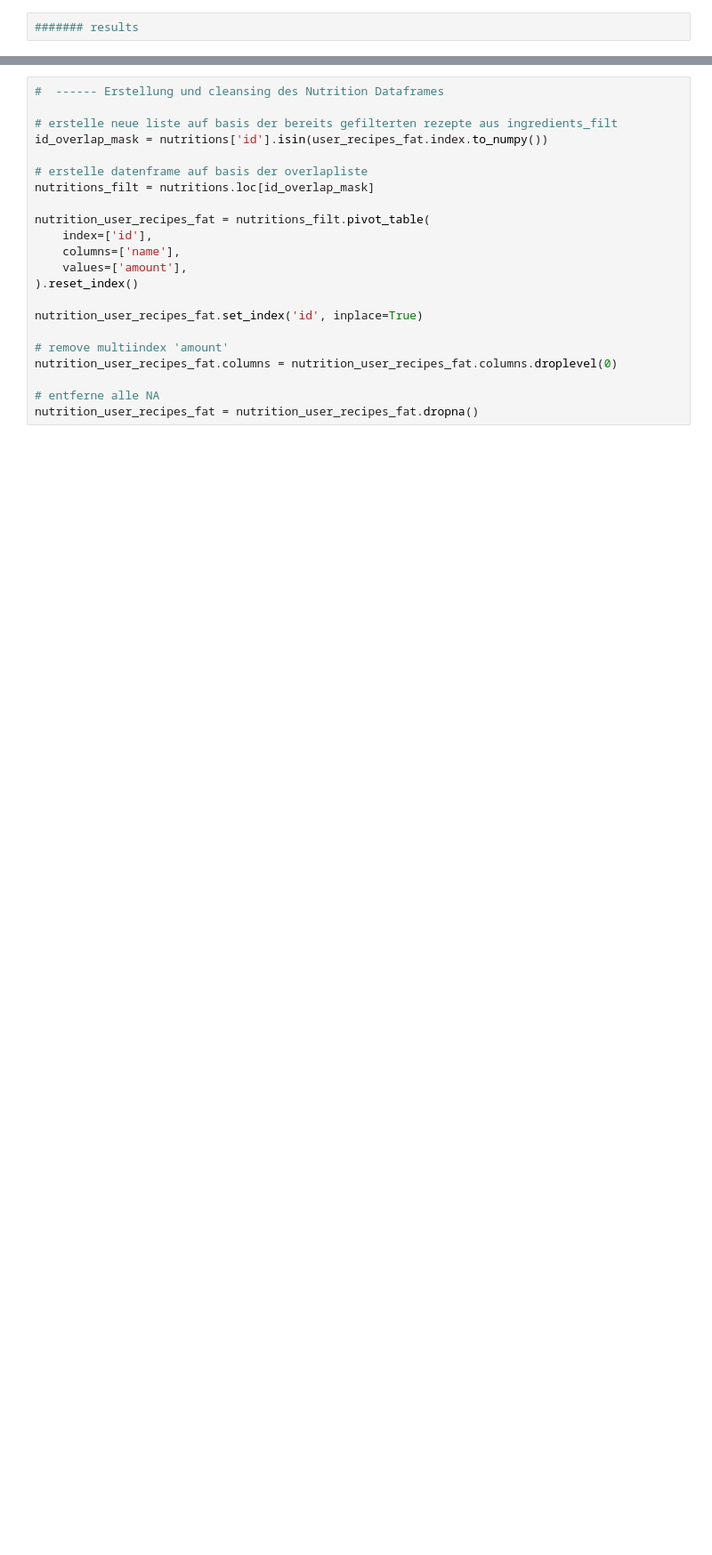
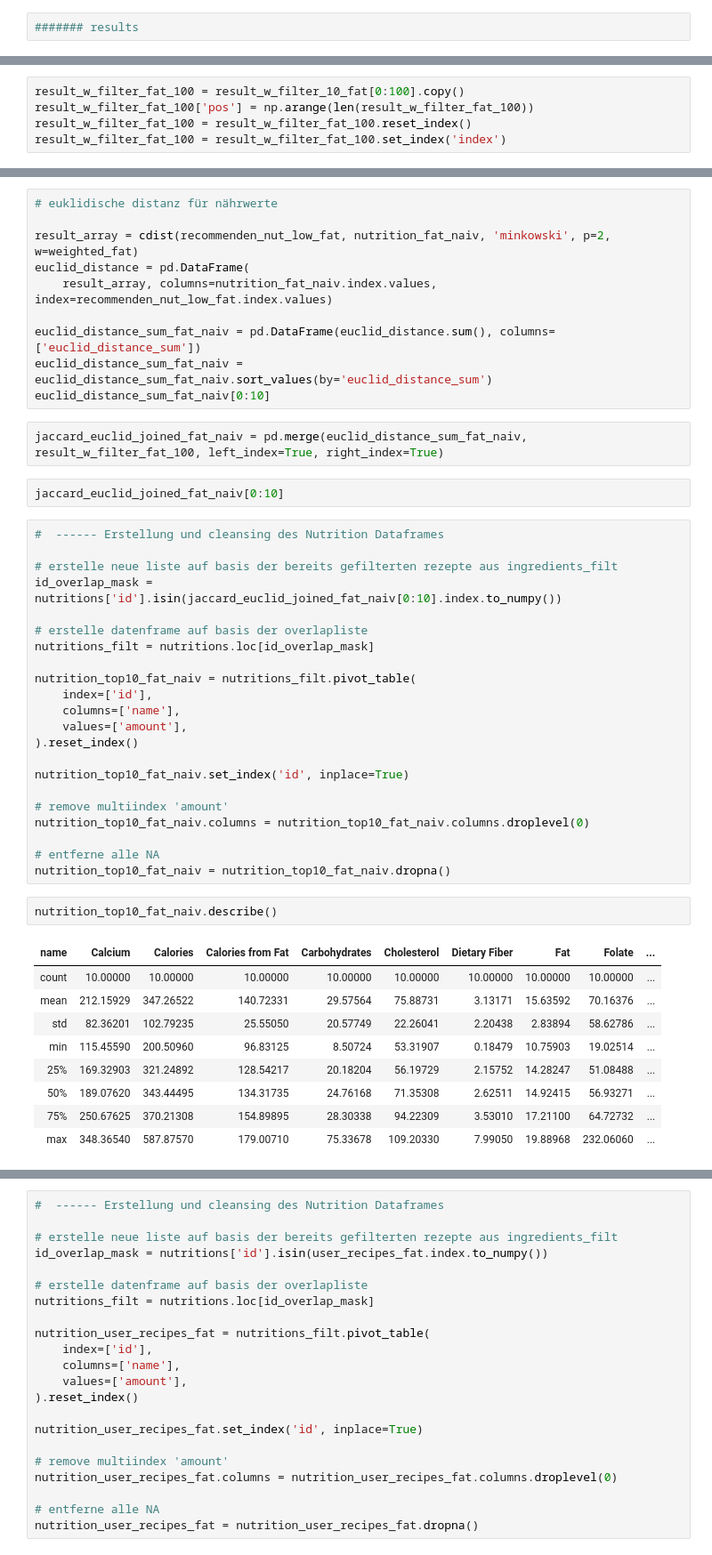
Before and after one commit to DanielVolz/jupyter_notebooks, a Jupyter notebook: important/all cases/random_case.ipynb, the cells around one changed output, grey strips where cells are left out. Shown: that part at 89% size. Saved outputs shown, nothing was run; the diff lists cells and outputs as text; blank space fills up the shorter version.

```diff
--- a/important/all cases/random_case.ipynb
+++ b/important/all cases/random_case.ipynb
@@ -880,0 +523,5 @@ nutrition_top10_fat = nutrition_top10_fat.dropna()
+# %%
+result_w_filter_fat_100 = result_w_filter_10_fat[0:100].copy()
+result_w_filter_fat_100['pos'] = np.arange(len(result_w_filter_fat_100))
+result_w_filter_fat_100 = result_w_filter_fat_100.reset_index()
+result_w_filter_fat_100 = result_w_filter_fat_100.set_index('index')
@@ -880,0 +550,48 @@ nutrition_top10_fat = nutrition_top10_fat.dropna()
+# %%
+# euklidische distanz für nährwerte
+
+result_array = cdist(recommenden_nut_low_fat, nutrition_fat_naiv, 'minkowski', p=2, w=weighted_fat)
+euclid_distance = pd.DataFrame(
+    result_array, columns=nutrition_fat_naiv.index.values, index=recommenden_nut_low_fat.index.values)
+
+euclid_distance_sum_fat_naiv = pd.DataFrame(euclid_distance.sum(), columns=['euclid_distance_sum'])
+euclid_distance_sum_fat_naiv = euclid_distance_sum_fat_naiv.sort_values(by='euclid_distance_sum')
+euclid_distance_sum_fat_naiv[0:10]
+# %%
+jaccard_euclid_joined_fat_naiv = pd.merge(euclid_distance_sum_fat_naiv, result_w_filter_fat_100, left_index=True, right_index=True)
+# %%
+jaccard_euclid_joined_fat_naiv[0:10]
+# %%
+#  ------ Erstellung und cleansing des Nutrition Dataframes
+
+# erstelle neue liste auf basis der bereits gefilterten rezepte aus ingredients_filt
+id_overlap_mask = nutritions['id'].isin(jaccard_euclid_joined_fat_naiv[0:10].index.to_numpy())
+
+# erstelle datenframe auf basis der overlapliste
+nutritions_filt = nutritions.loc[id_overlap_mask]
+
+nutrition_top10_fat_naiv = nutritions_filt.pivot_table(
+    index=['id'],
+    columns=['name'],
+    values=['amount'],
+).reset_index()
+
+nutrition_top10_fat_naiv.set_index('id', inplace=True)
+
+# remove multiindex 'amount'
+nutrition_top10_fat_naiv.columns = nutrition_top10_fat_naiv.columns.droplevel(0)
+
+# entferne alle NA
+nutrition_top10_fat_naiv = nutrition_top10_fat_naiv.dropna()
+# %%
+nutrition_top10_fat_naiv.describe()
+# %% [output]
+| name | Calcium | Calories | Calories from Fat | Carbohydrates | Cholesterol | Dietary Fiber | Fat | Folate | ... |
+| count | 10.00000 | 10.00000 | 10.00000 | 10.00000 | 10.00000 | 10.00000 | 10.00000 | 10.00000 | ... |
+| mean | 212.15929 | 347.26522 | 140.72331 | 29.57564 | 75.88731 | 3.13171 | 15.63592 | 70.16376 | ... |
+| std | 82.36201 | 102.79235 | 25.55050 | 20.57749 | 22.26041 | 2.20438 | 2.83894 | 58.62786 | ... |
+| min | 115.45590 | 200.50960 | 96.83125 | 8.50724 | 53.31907 | 0.18479 | 10.75903 | 19.02514 | ... |
+| 25% | 169.32903 | 321.24892 | 128.54217 | 20.18204 | 56.19729 | 2.15752 | 14.28247 | 51.08488 | ... |
+| 50% | 189.07620 | 343.44495 | 134.31735 | 24.76168 | 71.35308 | 2.62511 | 14.92415 | 56.93271 | ... |
+| 75% | 250.67625 | 370.21308 | 154.89895 | 28.30338 | 94.22309 | 3.53010 | 17.21100 | 64.72732 | ... |
+| max | 348.36540 | 587.87570 | 179.00710 | 75.33678 | 109.20330 | 7.99050 | 19.88968 | 232.06060 | ... |
```
Also changed, not shown: parts of 87 cells of this notebook.
